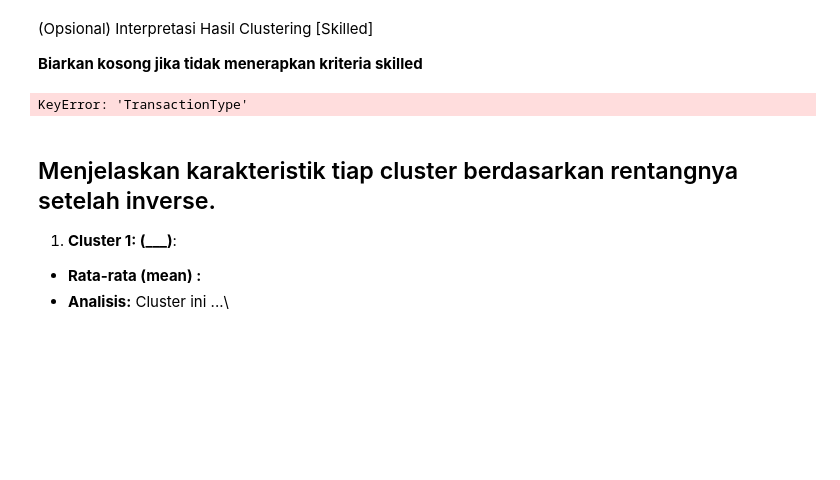
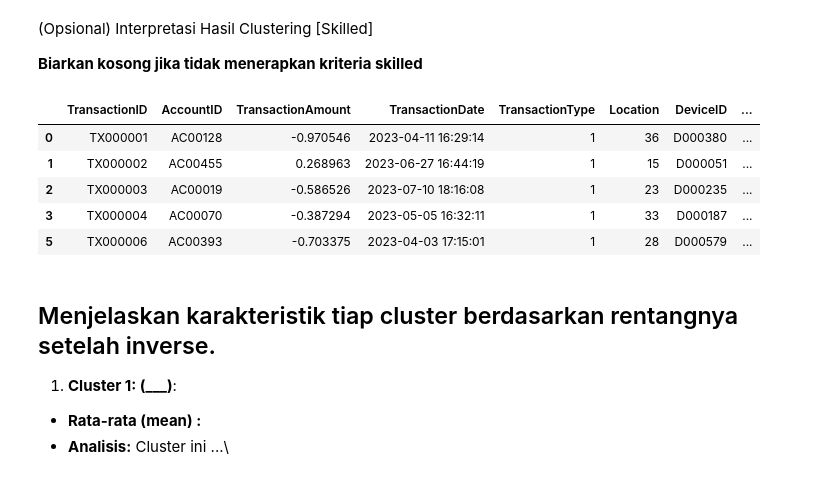
Before and after one commit to FaizFP/Dicoding--Project, a Jupyter notebook: [Clustering]_Submission_Akhir_BMLP_Your_Name.ipynb, the cells around one changed output. Drawn from its saved outputs; the diff is of its cells as text; code cells hidden in the pictures; blank space fills up the shorter version.

```diff
--- a/[Clustering]_Submission_Akhir_BMLP_Your_Name.ipynb
+++ b/[Clustering]_Submission_Akhir_BMLP_Your_Name.ipynb
@@ -592,21 +592,26 @@ df_pelatihan[numerical_cols] = scaler.inverse_transform(df_pelatihan[numerical_c
 # %%
 # inverse dataset yang sudah diencode ke kategori aslinya.
 # Lengkapi kode berikut jika ingin menerapkan kriteria ini (silakan hapus simbol pagar pada kode yang akan digunakan.)
 # for ___ in categorical_cols:
 #     ___ = encoders[col]
 #     df[col] = ___.inverse_transform(df_inverse[col].astype(int))
 # tampilkan dataset yang sudah di-inverse
 # ___.head()
 
-# Inverse transform untuk kolom kategorikal
+encoders = {}
 for col in categorical_cols:
-    encoder = encoders[col]  # ambil encoder sesuai kolom
-    df_pelatihan[col] = encoder.inverse_transform(df_pelatihan[col].astype(int))
+    encoder = LabelEncoder()
+    df[col] = encoder.fit_transform(df[col])
+    encoders[col] = encoder # Store the fitted encoder
 
-# Tampilkan dataset hasil inverse
-df_pelatihan.head()
+df.head(5)
 # %% [output]
-KeyError: 'TransactionType'
+|  | TransactionID | AccountID | TransactionAmount | TransactionDate | TransactionType | Location | DeviceID | ... |
+| 0 | TX000001 | AC00128 | -0.970546 | 2023-04-11 16:29:14 | 1 | 36 | D000380 | ... |
+| 1 | TX000002 | AC00455 | 0.268963 | 2023-06-27 16:44:19 | 1 | 15 | D000051 | ... |
+| 2 | TX000003 | AC00019 | -0.586526 | 2023-07-10 18:16:08 | 1 | 23 | D000235 | ... |
+| 3 | TX000004 | AC00070 | -0.387294 | 2023-05-05 16:32:11 | 1 | 33 | D000187 | ... |
+| 5 | TX000006 | AC00393 | -0.703375 | 2023-04-03 17:15:01 | 1 | 28 | D000579 | ... |
 # %%
 # Lakukan analisis deskriptif minimal mean, min dan max untuk fitur numerik dan mode untuk kategorikal seperti pada basic tetapi menggunakan data yang sudah diinverse.
 # pastikan output menghasilkan agregasi dan groupby bersamaan dengan mean, min, dan max kembali setelah melakukan inverse.
```
Also changed, not shown: parts of 3 cells of this notebook.
